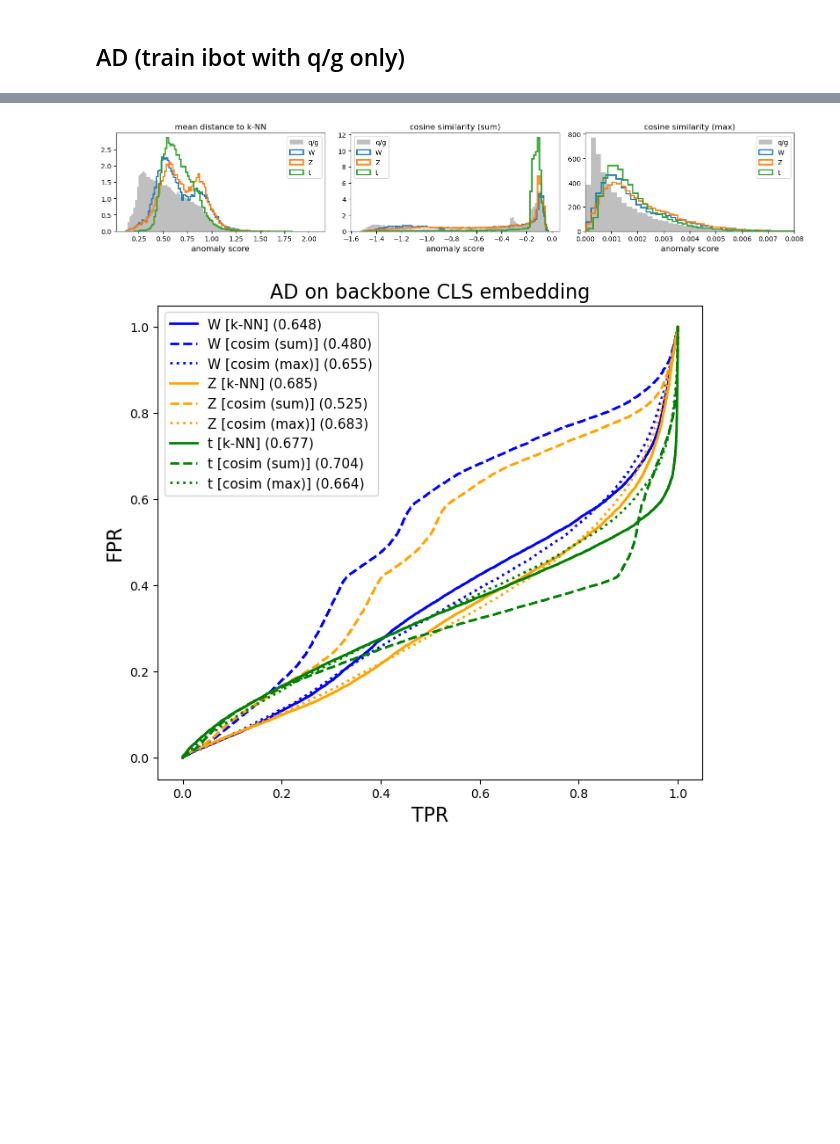
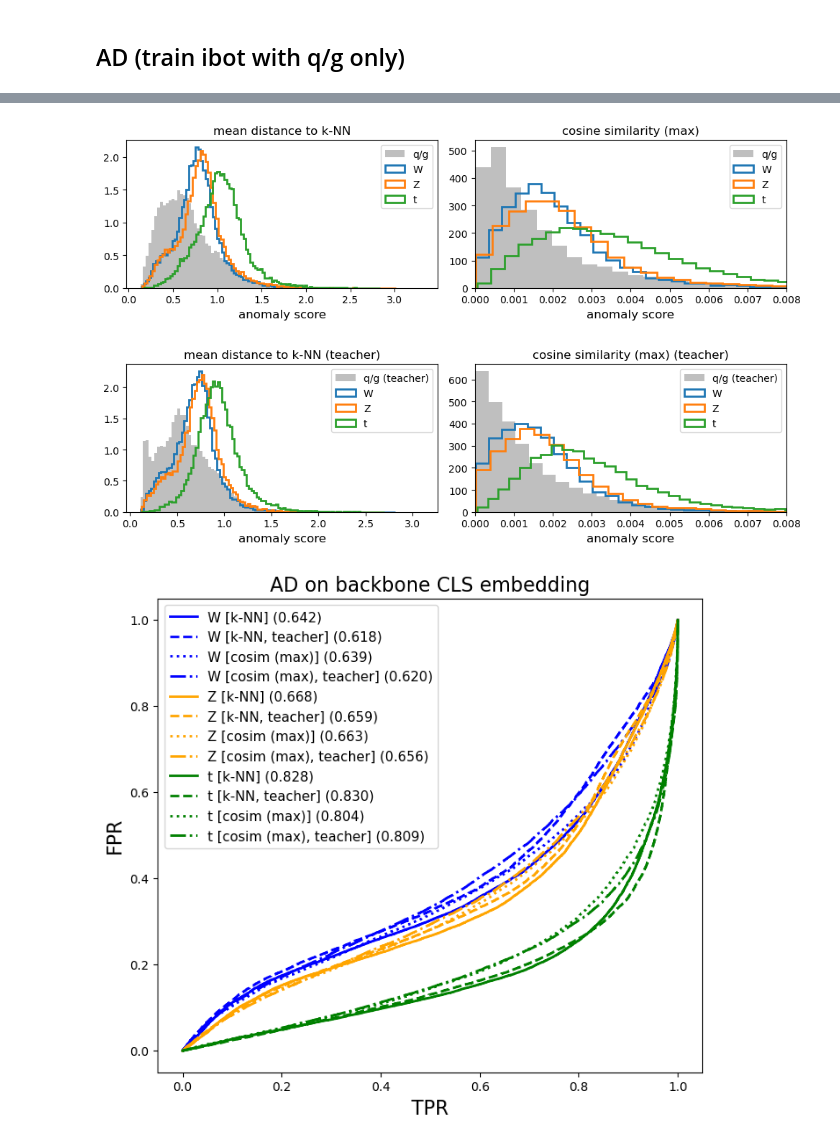
Before and after one commit to hftsoi/ssl_ad, a Jupyter notebook: ibot.ipynb, the cells around one changed output, grey strips where cells are left out. Drawn from its saved outputs; the diff is of its cells as text; code cells hidden in the pictures; blank space fills up the shorter version.

```diff
--- a/ibot.ipynb
+++ b/ibot.ipynb
@@ -277,7 +277,7 @@ def build_proj_head(d_in, d_proj, name):
 
 d_model=64
 n_heads=5
-n_layers=2
+n_layers=5
 d_proj=32
 
 student = build_backbone(d_model=d_model, n_heads=n_heads, n_layers=n_layers)
@@ -1203,6 +1204,10 @@ z_train_normal = student_ad.predict(x_train_normal)[0]
 knn_ad_bank = NearestNeighbors(n_neighbors=20, metric='euclidean').fit(z_train_normal)
 cosim_ad_bank = z_train_normal / np.linalg.norm(z_train_normal, axis=1, keepdims=True)
 M = cosim_ad_bank.shape[0]
+
+z_train_normal_t = teacher_ad.predict(x_train_normal)[0]
+knn_ad_bank_t = NearestNeighbors(n_neighbors=20, metric='euclidean').fit(z_train_normal_t)
+cosim_ad_bank_t = z_train_normal_t / np.linalg.norm(z_train_normal_t, axis=1, keepdims=True)
 
 def ad_score_knn(x, student_ad, knn_ad_bank):
     z = student_ad.predict(x)[0]
@@ -1221,17 +1226,24 @@ def ad_score_cosim(x, student_ad, cosim_ad_bank, sum_or_max, tau=0.04):
 normal_mask_test = (y_test[:,0]==1) | (y_test[:,1]==1)
 x_test_normal = x_test[normal_mask_test]
 score_knn_normal = ad_score_knn(x_test_normal, student_ad, knn_ad_bank)
-score_cosim_sum_normal = ad_score_cosim(x_test_normal, student_ad, cosim_ad_bank, "sum")
 score_cosim_max_normal = ad_score_cosim(x_test_normal, student_ad, cosim_ad_bank, "max")
+
+score_knn_normal_t = ad_score_knn(x_test_normal, teacher_ad, knn_ad_bank_t)
+score_cosim_max_normal_t = ad_score_cosim(x_test_normal, teacher_ad, cosim_ad_bank_t, "max")
 
 anomaly_classes = {2:'W', 3:'Z', 4:'t'}
 scores_knn_anomaly = {}
-scores_cosim_sum_anomaly = {}
 scores_cosim_max_anomaly = {}
+
+scores_knn_anomaly_t = {}
+scores_cosim_max_anomaly_t = {}
+
 for i,(col,name) in enumerate(anomaly_classes.items()):
     anomaly_mask_test = y_test[:,col]==1
     x_test_anomaly = x_test[anomaly_mask_test]
     scores_knn_anomaly[name] = ad_score_knn(x_test_anomaly, student_ad, knn_ad_bank)
-    scores_cosim_sum_anomaly[name] = ad_score_cosim(x_test_anomaly, student_ad, cosim_ad_bank, "sum")
     scores_cosim_max_anomaly[name] = ad_score_cosim(x_test_anomaly, student_ad, cosim_ad_bank, "max")
+    # teacher
+    scores_knn_anomaly_t[name] = ad_score_knn(x_test_anomaly, teacher_ad, knn_ad_bank_t)
+    scores_cosim_max_anomaly_t[name] = ad_score_cosim(x_test_anomaly, teacher_ad, cosim_ad_bank_t, "max")
 # %% [output]
@@ -1261,32 +1268,46 @@ for i,(col,name) in enumerate(anomaly_classes.items()):
 # %%
-fig, ax = plt.subplots(1,3,figsize=(15,3))
+fig, ax = plt.subplots(1,2,figsize=(10,3))
 
 ax[0].hist(score_knn_normal, bins=100, density=True, color='grey', alpha=0.5, label='q/g')
 for (name, score), i in zip(scores_knn_anomaly.items(), range(len(scores_knn_anomaly))):
     ax[0].hist(score, bins=100, density=True, histtype='step', linewidth=2, color=f"C{i}", label=f"{name}")
 ax[0].set_xlabel("anomaly score", size=12)
 ax[0].set_title("mean distance to k-NN", size=12)
 ax[0].legend(fontsize=10)
 
-ax[1].hist(score_cosim_sum_normal, bins=100, density=True, color='grey', alpha=0.5, label='q/g')
-for (name, score), i in zip(scores_cosim_sum_anomaly.items(), range(len(scores_cosim_sum_anomaly))):
+ax[1].hist(score_cosim_max_normal, bins=100, density=True, color='grey', alpha=0.5, label='q/g')
+for (name, score), i in zip(scores_cosim_max_anomaly.items(), range(len(scores_cosim_max_anomaly))):
     ax[1].hist(score, bins=100, density=True, histtype='step', linewidth=2, color=f"C{i}", label=f"{name}")
 ax[1].set_xlabel("anomaly score", size=12)
-ax[1].set_title("cosine similarity (sum)", size=12)
+ax[1].set_title("cosine similarity (max)", size=12)
+ax[1].set_xlim(0,0.008)
 ax[1].legend(fontsize=10)
-
-ax[2].hist(score_cosim_max_normal, bins=100, density=True, color='grey', alpha=0.5, label='q/g')
-for (name, score), i in zip(scores_cosim_max_anomaly.items(), range(len(scores_cosim_max_anomaly))):
-    ax[2].hist(score, bins=100, density=True, histtype='step', linewidth=2, color=f"C{i}", label=f"{name}")
-ax[2].set_xlabel("anomaly score", size=12)
-ax[2].set_title("cosine similarity (max)", size=12)
-ax[2].set_xlim(0,0.008)
-ax[2].legend(fontsize=10)
 
 plt.tight_layout()
 plt.show()
+
+fig, ax = plt.subplots(1,2,figsize=(10,3))
+
+ax[0].hist(score_knn_normal_t, bins=100, density=True, color='grey', alpha=0.5, label='q/g (teacher)')
+for (name, score), i in zip(scores_knn_anomaly_t.items(), range(len(scores_knn_anomaly_t))):
+    ax[0].hist(score, bins=100, density=True, histtype='step', linewidth=2, color=f"C{i}", label=f"{name}")
+ax[0].set_xlabel("anomaly score", size=12)
+ax[0].set_title("mean distance to k-NN (teacher)", size=12)
+ax[0].legend(fontsize=10)
+
+ax[1].hist(score_cosim_max_normal_t, bins=100, density=True, color='grey', alpha=0.5, label='q/g (teacher)')
+for (name, score), i in zip(scores_cosim_max_anomaly_t.items(), range(len(scores_cosim_max_anomaly_t))):
+    ax[1].hist(score, bins=100, density=True, histtype='step', linewidth=2, color=f"C{i}", label=f"{name}")
+ax[1].set_xlabel("anomaly score", size=12)
+ax[1].set_title("cosine similarity (max) (teacher)", size=12)
+ax[1].set_xlim(0,0.008)
+ax[1].legend(fontsize=10)
+
+plt.tight_layout()
+plt.show()
 # %% [output]
-[figure, old version]
+[figure, new version]
+[figure, added]
 # %%
 plt.figure(figsize=(8,7))
 colors = ["blue", "orange", "green"]
@@ -1298,17 +1319,23 @@ for i,(col,name) in enumerate(anomaly_classes.items()):
     auc_ = auc(fpr, tpr)
     plt.plot(tpr, fpr, color=colors[i], label=f"{name} [k-NN] ({auc_:.3f})", linestyle="-", lw=2)
 
-    y_true = np.concatenate([np.zeros_like(score_cosim_sum_normal), np.ones_like(scores_cosim_sum_anomaly[name])])
-    scores = np.concatenate([score_cosim_sum_normal, scores_cosim_sum_anomaly[name]])
-    fpr, tpr, _ = roc_curve(y_true, scores)
-    auc_ = auc(fpr, tpr)
-    plt.plot(tpr, fpr, color=colors[i], label=f"{name} [cosim (sum)] ({auc_:.3f})", linestyle="--", lw=2)
+    y_true_t = np.concatenate([np.zeros_like(score_knn_normal_t), np.ones_like(scores_knn_anomaly_t[name])])
+    scores_t = np.concatenate([score_knn_normal_t, scores_knn_anomaly_t[name]])
+    fpr_t, tpr_t, _ = roc_curve(y_true_t, scores_t)
+    auc_t = auc(fpr_t, tpr_t)
+    plt.plot(tpr_t, fpr_t, color=colors[i], label=f"{name} [k-NN, teacher] ({auc_t:.3f})", linestyle="--", lw=2)
 
     y_true = np.concatenate([np.zeros_like(score_cosim_max_normal), np.ones_like(scores_cosim_max_anomaly[name])])
     scores = np.concatenate([score_cosim_max_normal, scores_cosim_max_anomaly[name]])
     fpr, tpr, _ = roc_curve(y_true, scores)
     auc_ = auc(fpr, tpr)
     plt.plot(tpr, fpr, color=colors[i], label=f"{name} [cosim (max)] ({auc_:.3f})", linestyle="dotted", lw=2)
+
+    y_true_t = np.concatenate([np.zeros_like(score_cosim_max_normal_t), np.ones_like(scores_cosim_max_anomaly_t[name])])
+    scores_t = np.concatenate([score_cosim_max_normal_t, scores_cosim_max_anomaly_t[name]])
+    fpr_t, tpr_t, _ = roc_curve(y_true_t, scores_t)
+    auc_t = auc(fpr_t, tpr_t)
+    plt.plot(tpr_t, fpr_t, color=colors[i], label=f"{name} [cosim (max), teacher] ({auc_t:.3f})", linestyle="-.", lw=2)
 
 plt.xlabel("TPR", size=16)
 plt.ylabel("FPR", size=16)
@@ -1318,4 +1345,4 @@ plt.title("AD on backbone CLS embedding", size=16)
 plt.legend(fontsize=11)
 plt.show()
 # %% [output]
-[figure, old version]
+[figure, new version]
```
Also changed, not shown: parts of 19 cells of this notebook.
